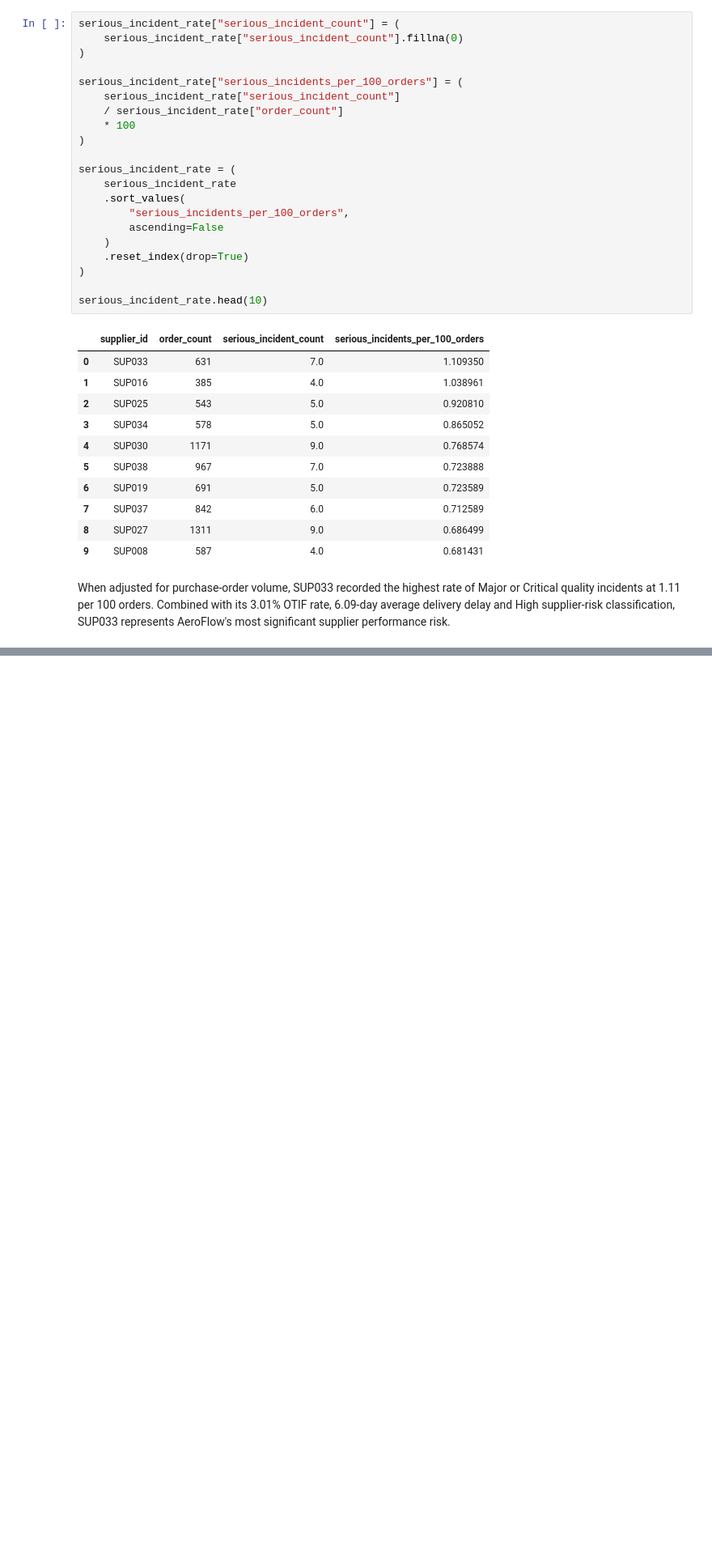
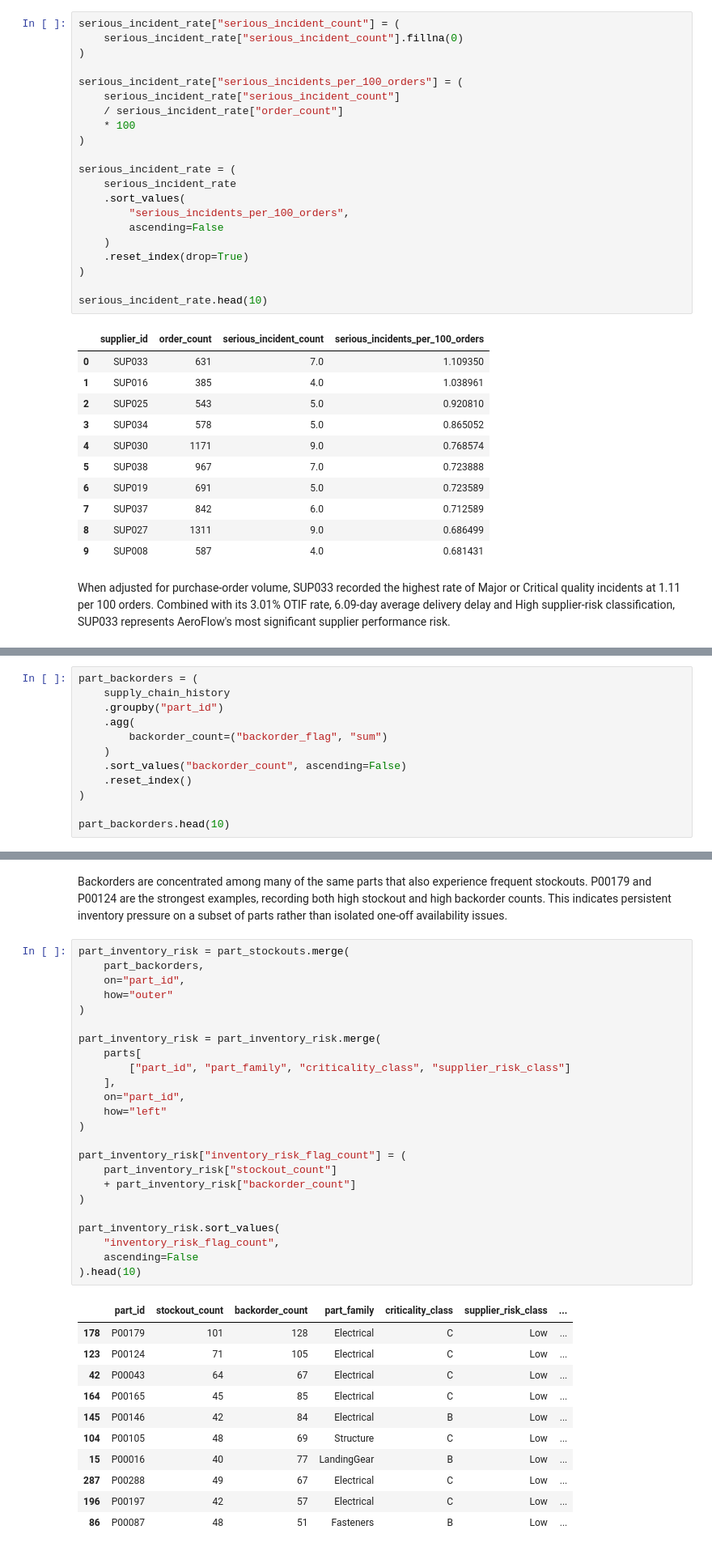
Before and after one commit to SeanNeedham/AeroFlow-Supply-Chain-Analytics, a Jupyter notebook: Python/03_exploratory_analysis.ipynb, the cells around one changed output, grey strips where cells are left out. Shown at 81% size. Cells and saved outputs as stored; diff of their text form; blank space fills up the shorter version.

```diff
--- a/Python/03_exploratory_analysis.ipynb
+++ b/Python/03_exploratory_analysis.ipynb
@@ -331,0 +573,12 @@ When adjusted for purchase-order volume, SUP033 recorded the highest rate of Maj
+# %%
+part_backorders = (
+    supply_chain_history
+    .groupby("part_id")
+    .agg(
+        backorder_count=("backorder_flag", "sum")
+    )
+    .sort_values("backorder_count", ascending=False)
+    .reset_index()
+)
+
+part_backorders.head(10)
@@ -331,0 +597,38 @@ When adjusted for purchase-order volume, SUP033 recorded the highest rate of Maj
+# %% [markdown]
+Backorders are concentrated among many of the same parts that also experience frequent stockouts. P00179 and P00124 are the strongest examples, recording both high stockout and high backorder counts. This indicates persistent inventory pressure on a subset of parts rather than isolated one-off availability issues.
+# %%
+part_inventory_risk = part_stockouts.merge(
+    part_backorders,
+    on="part_id",
+    how="outer"
+)
+
+part_inventory_risk = part_inventory_risk.merge(
+    parts[
+        ["part_id", "part_family", "criticality_class", "supplier_risk_class"]
+    ],
+    on="part_id",
+    how="left"
+)
+
+part_inventory_risk["inventory_risk_flag_count"] = (
+    part_inventory_risk["stockout_count"]
+    + part_inventory_risk["backorder_count"]
+)
+
+part_inventory_risk.sort_values(
+    "inventory_risk_flag_count",
+    ascending=False
+).head(10)
+# %% [output]
+|  | part_id | stockout_count | backorder_count | part_family | criticality_class | supplier_risk_class | ... |
+| 178 | P00179 | 101 | 128 | Electrical | C | Low | ... |
+| 123 | P00124 | 71 | 105 | Electrical | C | Low | ... |
+| 42 | P00043 | 64 | 67 | Electrical | C | Low | ... |
+| 164 | P00165 | 45 | 85 | Electrical | C | Low | ... |
+| 145 | P00146 | 42 | 84 | Electrical | B | Low | ... |
+| 104 | P00105 | 48 | 69 | Structure | C | Low | ... |
+| 15 | P00016 | 40 | 77 | LandingGear | B | Low | ... |
+| 287 | P00288 | 49 | 67 | Electrical | C | Low | ... |
+| 196 | P00197 | 42 | 57 | Electrical | C | Low | ... |
+| 86 | P00087 | 48 | 51 | Fasteners | B | Low | ... |
```
Also changed, not shown: parts of 70 cells of this notebook.
